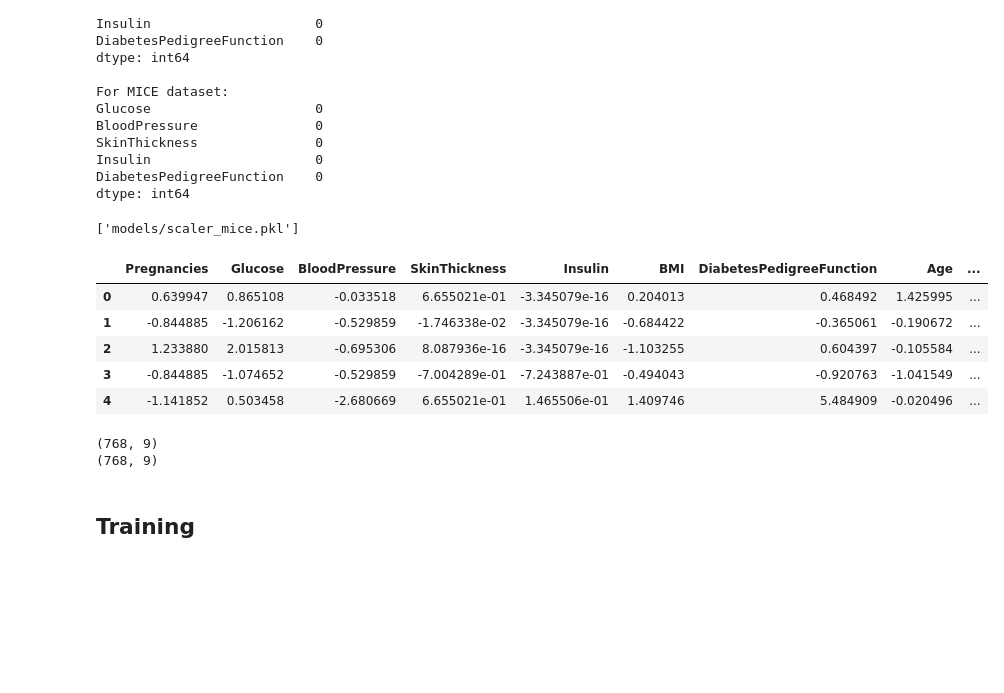
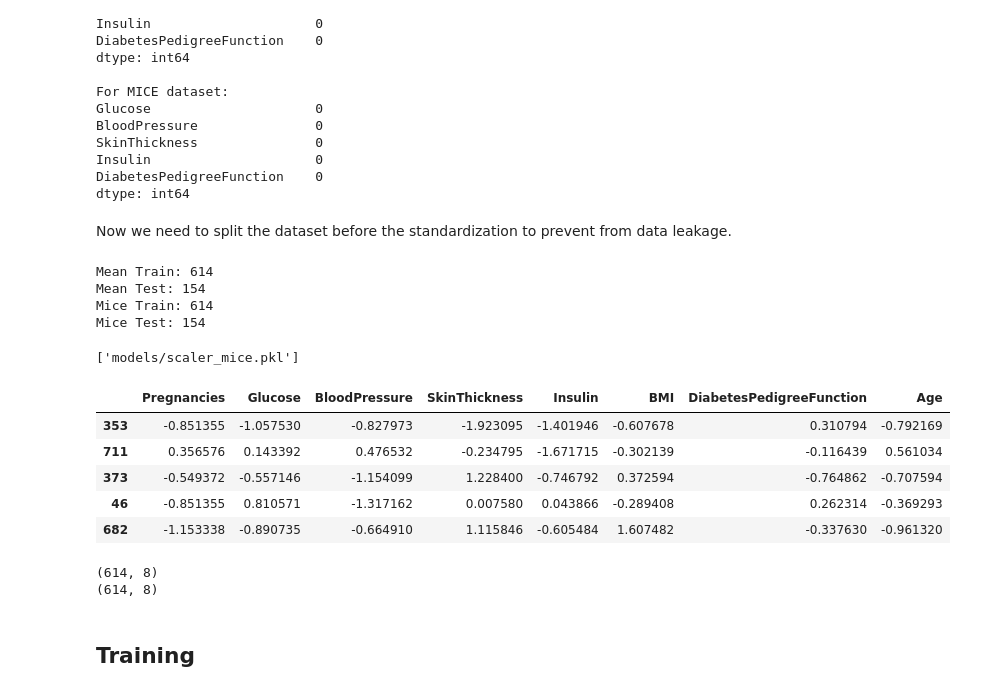
Before and after one commit to CocoBZH29/Diabete-Dashboard, a Jupyter notebook: Notebook.ipynb, the cells around one changed output. Cells and saved outputs as stored; diff of their text form; code cells hidden in the pictures; blank space fills up the shorter version.

```diff
--- a/Notebook.ipynb
+++ b/Notebook.ipynb
@@ -152,6 +152,43 @@ SkinThickness               0
 Insulin                     0
 DiabetesPedigreeFunction    0
 dtype: int64
+# %% [markdown]
+Now we need to split the dataset before the standardization to prevent from data leakage.
+# %%
+from sklearn.model_selection import train_test_split
+
+# for the mean dataset
+X_mean = df_mean.drop('Outcome', axis=1)
+y_mean = df_mean['Outcome']
+
+X_mean_train, X_mean_test, y_mean_train, y_mean_test = train_test_split(
+    X_mean, y_mean,
+    test_size= 0.2,
+    random_state=42,
+    stratify=y_mean
+)
+
+print(f"Mean Train: {X_mean_train.shape[0]}")
+print(f"Mean Test: {X_mean_test.shape[0]}")
+
+# for the MICE dataset
+X_mice = df_mice.drop('Outcome', axis=1)
+y_mice = df_mice['Outcome']
+
+X_mice_train, X_mice_test, y_mice_train, y_mice_test = train_test_split(
+    X_mice, y_mice,
+    test_size= 0.2,
+    random_state=42,
+    stratify=y_mice
+)
+
+print(f"Mice Train: {X_mice_train.shape[0]}")
+print(f"Mice Test: {X_mice_test.shape[0]}")
+# %% [output]
+Mean Train: 614
+Mean Test: 154
+Mice Train: 614
+Mice Test: 154
 # %%
 from sklearn.preprocessing import StandardScaler
 import joblib
@@ -160,11 +197,15 @@ cols = ['Pregnancies', 'Glucose', 'BloodPressure', 'SkinThickness', 'Insulin', '
 scaler_mean = StandardScaler()
 scaler_mice = StandardScaler()
 
-df_mean_standardize = df_mean.copy()
-df_mean_standardize[cols] = scaler_mean.fit_transform(df_mean[cols])
+X_mean_train_standardize = X_mean_train.copy()
+X_mean_train_standardize[cols] = scaler_mean.fit_transform(X_mean_train[cols])
+X_mean_test_standardize = X_mean_test.copy()
+X_mean_test_standardize[cols] = scaler_mean.transform(X_mean_test[cols])
 
-df_mice_standardize = df_mice.copy()
-df_mice_standardize[cols] = scaler_mice.fit_transform(df_mice[cols])
+X_mice_train_standardize = X_mice_train.copy()
+X_mice_train_standardize[cols] = scaler_mice.fit_transform(X_mice_train[cols])
+X_mice_test_standardize = X_mice_test.copy()
+X_mice_test_standardize[cols] = scaler_mice.transform(X_mice_test[cols])
 
 # Sauvegarder les 2 scalers
 joblib.dump(scaler_mean, "models/scaler_mean.pkl")
@@ -177,17 +220,17 @@ df_mice_standardize.to_csv("data/mice_df", index=False)
 # %%
-df_mean_standardize.head()
+X_mean_train_standardize.head()
 # %% [output]
-|  | Pregnancies | Glucose | BloodPressure | SkinThickness | Insulin | BMI | DiabetesPedigreeFunction | Age | ... |
-| 0 | 0.639947 | 0.865108 | -0.033518 | 6.655021e-01 | -3.345079e-16 | 0.204013 | 0.468492 | 1.425995 | ... |
-| 1 | -0.844885 | -1.206162 | -0.529859 | -1.746338e-02 | -3.345079e-16 | -0.684422 | -0.365061 | -0.190672 | ... |
-| 2 | 1.233880 | 2.015813 | -0.695306 | 8.087936e-16 | -3.345079e-16 | -1.103255 | 0.604397 | -0.105584 | ... |
-| 3 | -0.844885 | -1.074652 | -0.529859 | -7.004289e-01 | -7.243887e-01 | -0.494043 | -0.920763 | -1.041549 | ... |
-| 4 | -1.141852 | 0.503458 | -2.680669 | 6.655021e-01 | 1.465506e-01 | 1.409746 | 5.484909 | -0.020496 | ... |
+|  | Pregnancies | Glucose | BloodPressure | SkinThickness | Insulin | BMI | DiabetesPedigreeFunction | Age |
+| 353 | -0.851355 | -1.057530 | -0.827973 | -1.923095 | -1.401946 | -0.607678 | 0.310794 | -0.792169 |
+| 711 | 0.356576 | 0.143392 | 0.476532 | -0.234795 | -1.671715 | -0.302139 | -0.116439 | 0.561034 |
+| 373 | -0.549372 | -0.557146 | -1.154099 | 1.228400 | -0.746792 | 0.372594 | -0.764862 | -0.707594 |
+| 46 | -0.851355 | 0.810571 | -1.317162 | 0.007580 | 0.043866 | -0.289408 | 0.262314 | -0.369293 |
+| 682 | -1.153338 | -0.890735 | -0.664910 | 1.115846 | -0.605484 | 1.607482 | -0.337630 | -0.961320 |
 # %%
-print(df_mean_standardize.shape)
-print(df_mice_standardize.shape)
+print(X_mean_train_standardize.shape)
+print(X_mice_train_standardize.shape)
 # %% [output]
-(768, 9)
-(768, 9)
+(614, 8)
+(614, 8)
 # %% [markdown]
 ## Training
```
Also changed, not shown: parts of 8 cells of this notebook, 8 other files.
